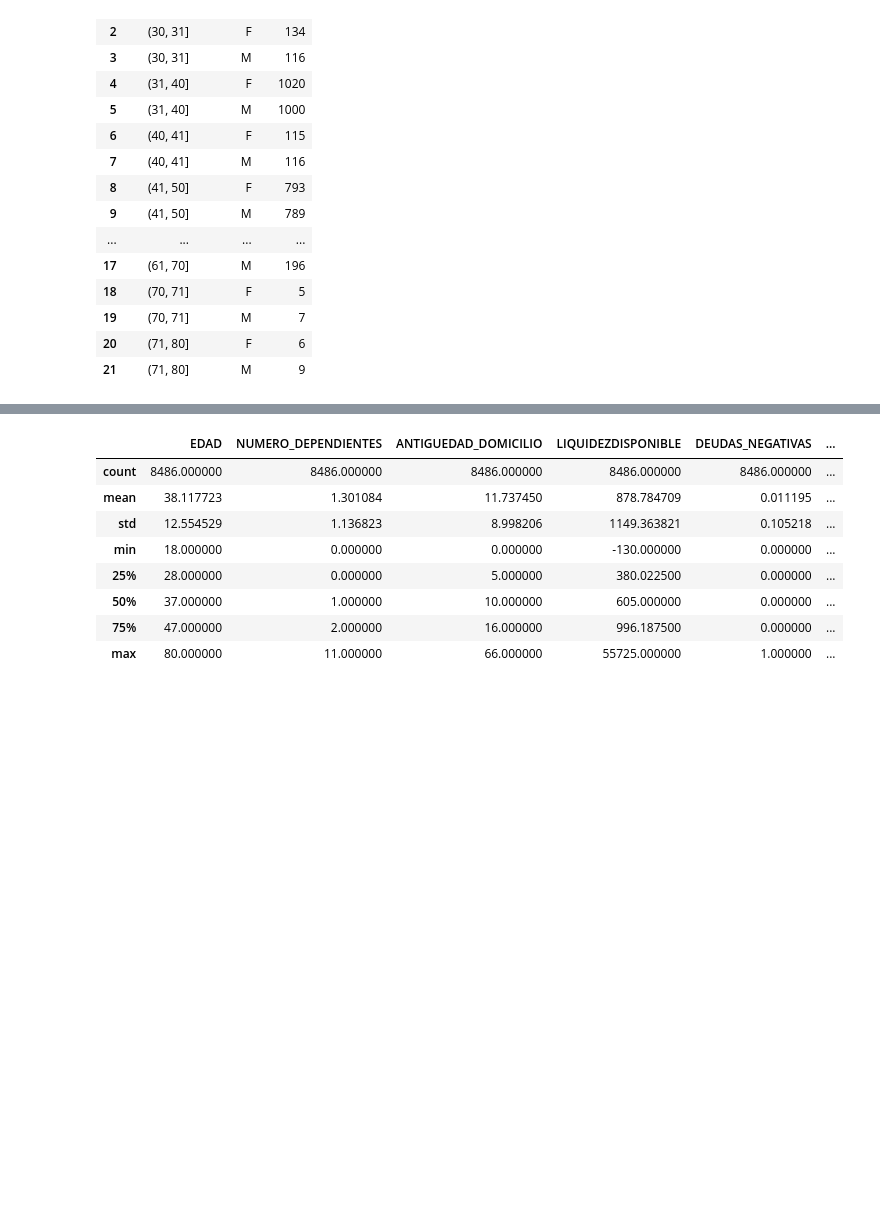
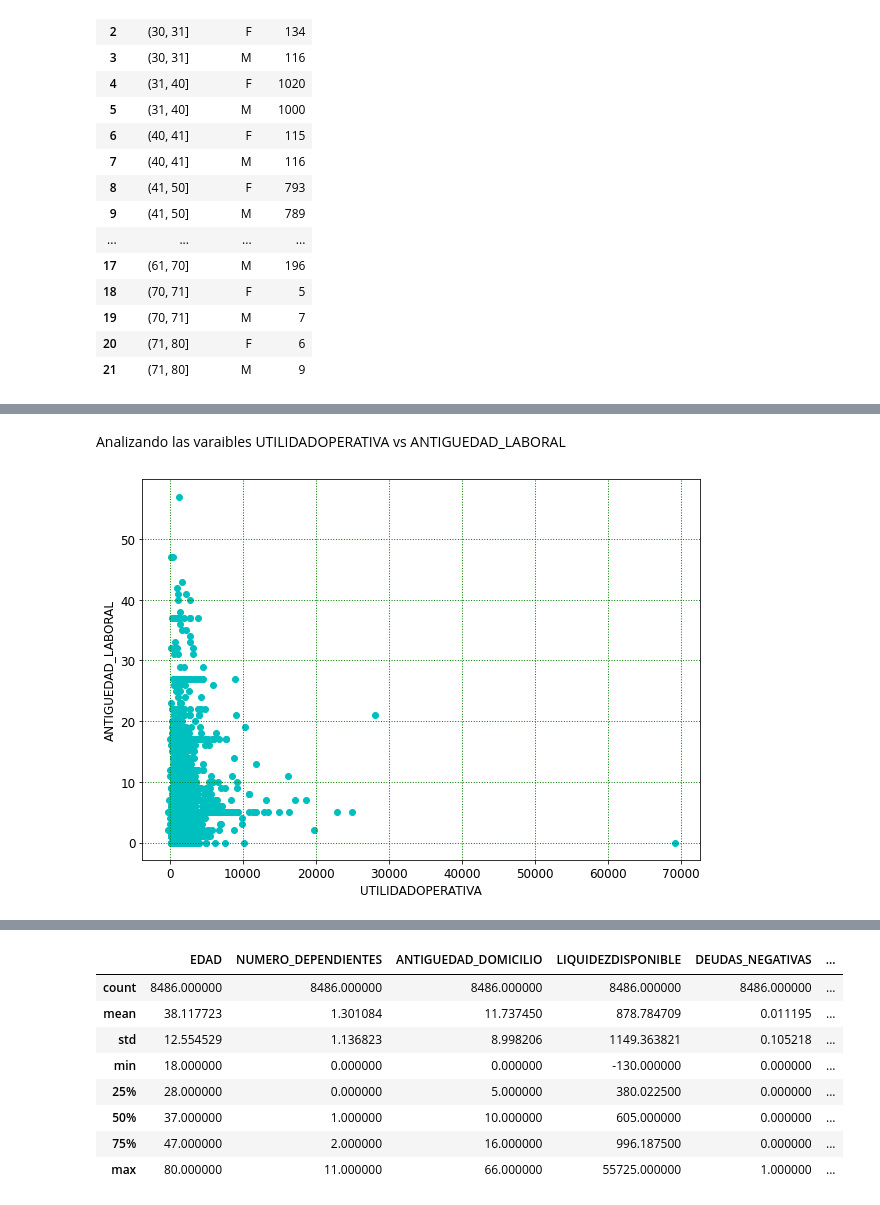
Before and after one commit to MiguelAngelTinocoArroyo/DataAnalytics, a Jupyter notebook: Source/Proyecto.ipynb, the cells around one changed output, grey strips where cells are left out. Saved outputs shown, nothing was run; the diff lists cells and outputs as text; code cells hidden in the pictures; blank space fills up the shorter version.

```diff
--- a/Source/Proyecto.ipynb
+++ b/Source/Proyecto.ipynb
@@ -232,0 +234,10 @@ plt.show()
+# %% [markdown]
+Analizando las varaibles UTILIDADOPERATIVA vs ANTIGUEDAD_LABORAL
+# %%
+plt.scatter(x = df['UTILIDADOPERATIVA'], y = df['ANTIGUEDAD_LABORAL'], color ='c')
+plt.xlabel('UTILIDADOPERATIVA')
+plt.ylabel('ANTIGUEDAD_LABORAL')
+plt.grid(color='g', linestyle='dotted', linewidth=1)
+plt.show()
+# %% [output]
+[figure, added]
```
Also changed, not shown: parts of 6 cells of this notebook.
